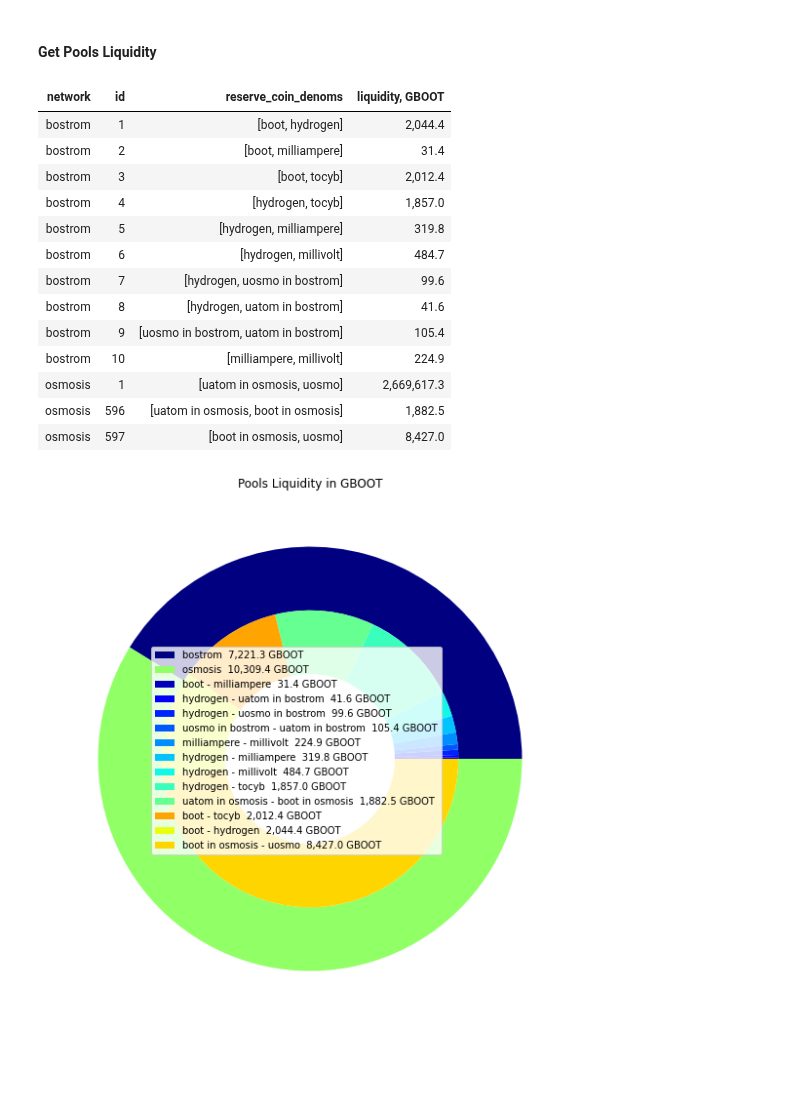
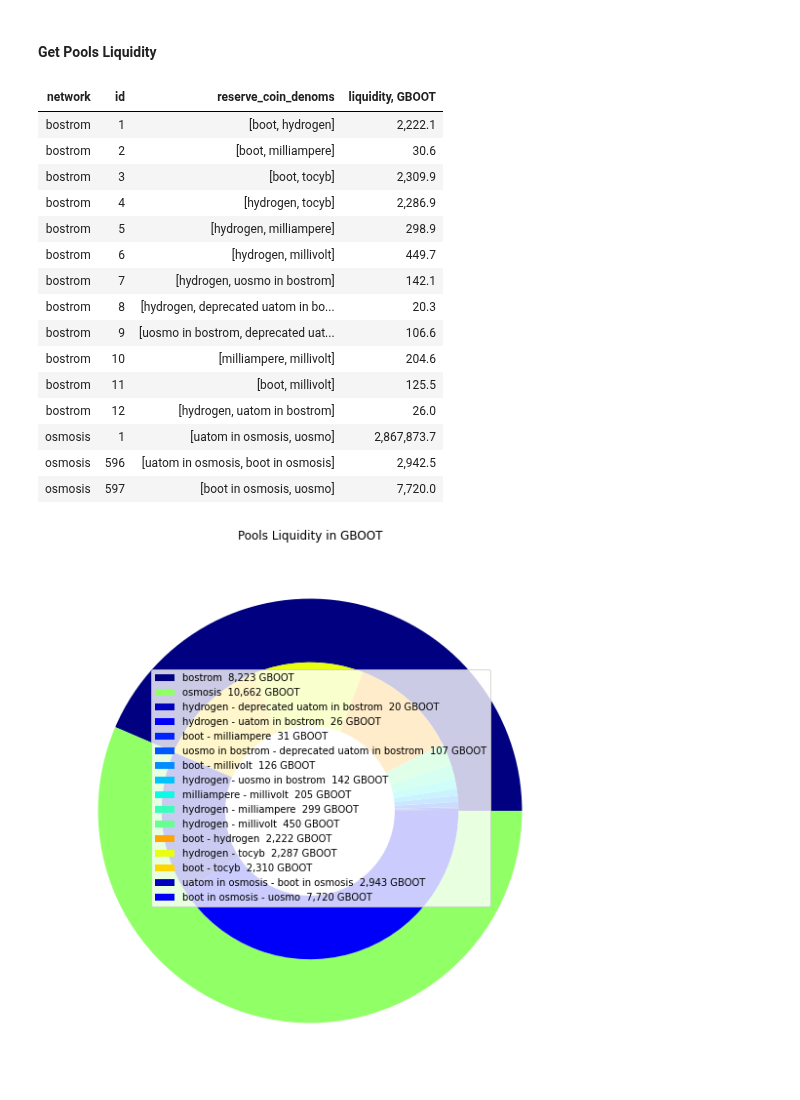
Before and after one commit to Snedashkovsky/cyber-arbitrage, a Jupyter notebook: pools_liquidity_in_gboot.ipynb, the cells around one changed output. Drawn from its saved outputs; the diff is of its cells as text; code cells hidden in the pictures; blank space fills up the shorter version.

Commit message:
- add new ibc atom in bostrom - recalculate liquidity of pools and other notebooks

```diff
--- a/pools_liquidity_in_gboot.ipynb
+++ b/pools_liquidity_in_gboot.ipynb
@@ -79,47 +83,49 @@ def get_pool_liquidity(balances: list, target_denom: str = 'boot', main_liquidit
     return
 
 pools_df['liquidity, GBOOT'] = pools_df['balances'].map(get_pool_liquidity)/1e9
 display(HTML(pools_df[['network', 'id', 'reserve_coin_denoms', 'liquidity, GBOOT']]
              .to_html(index=False, notebook=True, show_dimensions=False, float_format='{0:7,.1f}'.format)
              .replace('text-align: left;', 'text-align: right')
              .replace('<tr>', '<tr align="right">')))
 
 fig, ax = plt.subplots(figsize=(10,10))
 size = 0.3
 cm = plt.get_cmap("jet", 20)
 cout = cm(np.arange(2)*10)
 
 pools_df['denoms'] = pools_df.reserve_coin_denoms.map(lambda x: f'{x[0]} - {x[1]}')
 outer = pools_df[pools_df.denoms != 'uatom in osmosis - uosmo'].sort_values('liquidity, GBOOT').groupby('network')['liquidity, GBOOT'].sum().sort_values()
 inner = pools_df[pools_df.denoms != 'uatom in osmosis - uosmo'].sort_values('liquidity, GBOOT').groupby(['network', 'denoms'])['liquidity, GBOOT'].sum().sort_values()
-inner_labels = ['{1}  {2:>,.1f} GBOOT'.format(i[0], i[1],j) for i,j in zip(inner.index, inner)]
-outer_labels = ['{0}  {1:>,.1f} GBOOT'.format(i, j) for i, j in zip(outer.index, outer)]
+inner_labels = ['{1}  {2:>,.0f} GBOOT'.format(i[0], i[1], j) for i, j in zip(inner.index, inner)]
+outer_labels = ['{0}  {1:>,.0f} GBOOT'.format(i, j) for i, j in zip(outer.index, outer)]
 ax.pie(outer.values.flatten(), radius=1,
        labeldistance=0.73,
        wedgeprops=dict(width=size), colors=cout)
-cin = cm(np.array([1,2,3,4,5,6,7,8,9,14,12,13]))
+cin = cm(np.array([1, 2, 3, 4, 5, 6, 7, 8, 9, 14, 12, 13]))
 ax.pie(inner.values.flatten(), radius=1-size,
        wedgeprops=dict(width=size),
        labeldistance=0.5, colors=cin)
 
 ax.set(aspect="equal", title='Pools Liquidity in GBOOT')
 
 plt.legend(outer_labels + inner_labels, loc=(0.2, 0.32))
 handles, labels = ax.get_legend_handles_labels()
 plt.show()
 # %% [output]
 | network | id | reserve_coin_denoms | liquidity, GBOOT |
-| bostrom | 1 | [boot, hydrogen] | 2,044.4 |
-| bostrom | 2 | [boot, milliampere] | 31.4 |
-| bostrom | 3 | [boot, tocyb] | 2,012.4 |
-| bostrom | 4 | [hydrogen, tocyb] | 1,857.0 |
-| bostrom | 5 | [hydrogen, milliampere] | 319.8 |
-| bostrom | 6 | [hydrogen, millivolt] | 484.7 |
-| bostrom | 7 | [hydrogen, uosmo in bostrom] | 99.6 |
-| bostrom | 8 | [hydrogen, uatom in bostrom] | 41.6 |
-| bostrom | 9 | [uosmo in bostrom, uatom in bostrom] | 105.4 |
-| bostrom | 10 | [milliampere, millivolt] | 224.9 |
-| osmosis | 1 | [uatom in osmosis, uosmo] | 2,669,617.3 |
-| osmosis | 596 | [uatom in osmosis, boot in osmosis] | 1,882.5 |
-| osmosis | 597 | [boot in osmosis, uosmo] | 8,427.0 |
+| bostrom | 1 | [boot, hydrogen] | 2,222.1 |
+| bostrom | 2 | [boot, milliampere] | 30.6 |
+| bostrom | 3 | [boot, tocyb] | 2,309.9 |
+| bostrom | 4 | [hydrogen, tocyb] | 2,286.9 |
+| bostrom | 5 | [hydrogen, milliampere] | 298.9 |
+| bostrom | 6 | [hydrogen, millivolt] | 449.7 |
+| bostrom | 7 | [hydrogen, uosmo in bostrom] | 142.1 |
+| bostrom | 8 | [hydrogen, deprecated uatom in bo... | 20.3 |
+| bostrom | 9 | [uosmo in bostrom, deprecated uat... | 106.6 |
+| bostrom | 10 | [milliampere, millivolt] | 204.6 |
+| bostrom | 11 | [boot, millivolt] | 125.5 |
+| bostrom | 12 | [hydrogen, uatom in bostrom] | 26.0 |
+| osmosis | 1 | [uatom in osmosis, uosmo] | 2,867,873.7 |
+| osmosis | 596 | [uatom in osmosis, boot in osmosis] | 2,942.5 |
+| osmosis | 597 | [boot in osmosis, uosmo] | 7,720.0 |
-[figure, old version]
+[figure, new version]
```
Also changed, not shown: parts of 3 cells of this notebook, 3 other files.
